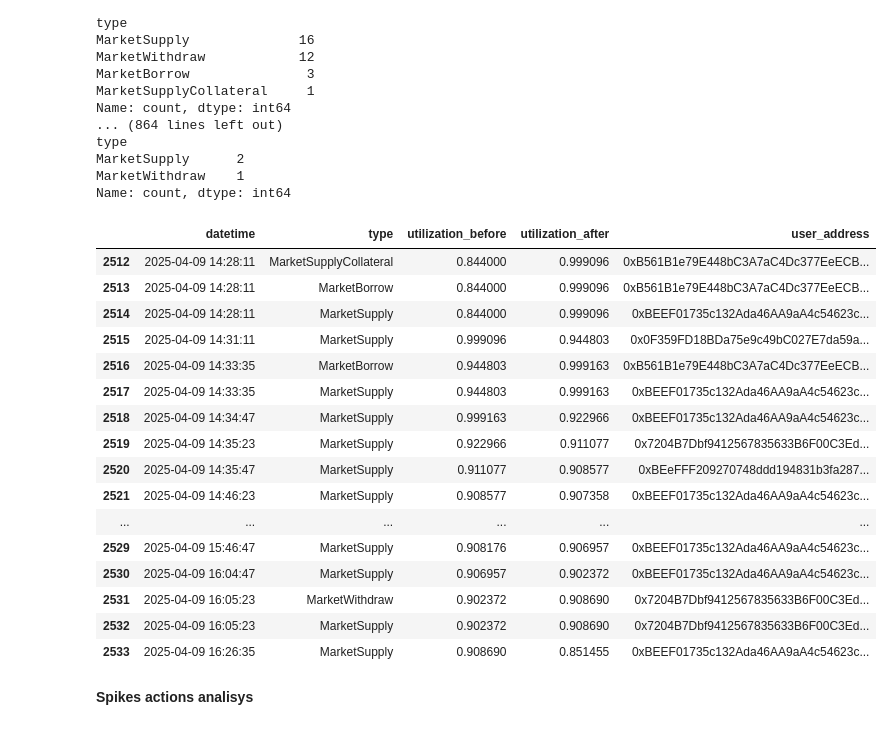
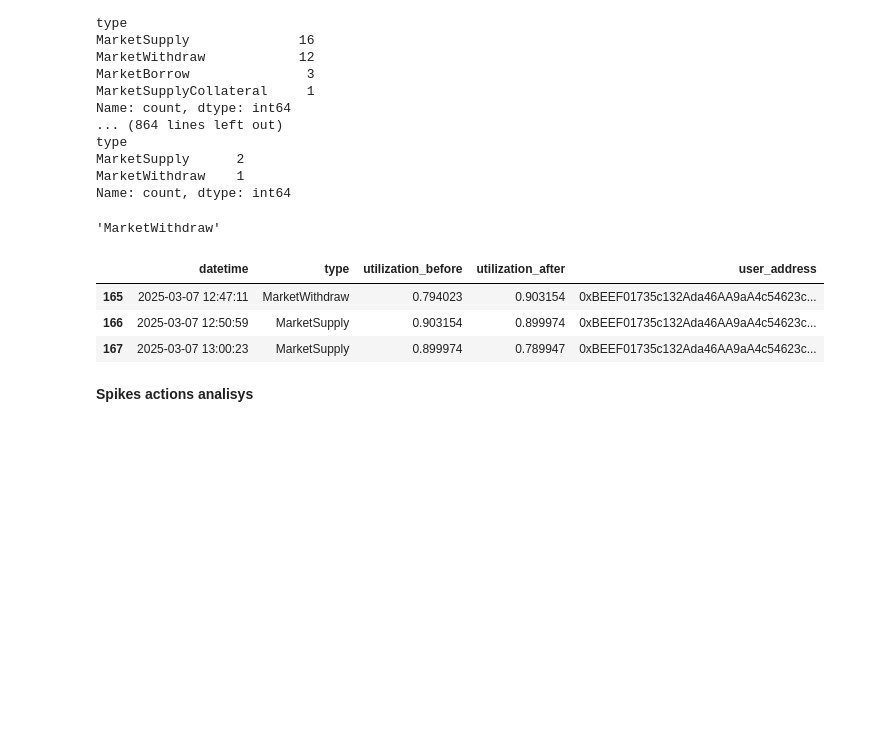
Before and after one commit to egortrussov/lending_protocols_researh, a Jupyter notebook: users_clusterization/utilization_spikes.ipynb, the cells around one changed output. Cells and saved outputs as stored; diff of their text form; code cells hidden in the pictures; blank space fills up the shorter version.

Commit message:
spikes analisys updates

```diff
--- a/users_clusterization/utilization_spikes.ipynb
+++ b/users_clusterization/utilization_spikes.ipynb
@@ -243,32 +243,24 @@ type
 MarketSupply      2
 MarketWithdraw    1
 Name: count, dtype: int64
+# %%
+spikes[0].keys()
+spikes[0]["trigger_event_types"]
+# %% [output]
+'MarketWithdraw'
 # %%
-spikes[81]["actions_df"][[
+spikes[0]["actions_df"][[
     "datetime",
     "type",
     "utilization_before",
     "utilization_after",
     "user_address"
 ]]
 # %% [output]
 |  | datetime | type | utilization_before | utilization_after | user_address |
-| 2512 | 2025-04-09 14:28:11 | MarketSupplyCollateral | 0.844000 | 0.999096 | 0xB561B1e79E448bC3A7aC4Dc377EeECB... |
-| 2513 | 2025-04-09 14:28:11 | MarketBorrow | 0.844000 | 0.999096 | 0xB561B1e79E448bC3A7aC4Dc377EeECB... |
-| 2514 | 2025-04-09 14:28:11 | MarketSupply | 0.844000 | 0.999096 | 0xBEEF01735c132Ada46AA9aA4c54623c... |
-| 2515 | 2025-04-09 14:31:11 | MarketSupply | 0.999096 | 0.944803 | 0x0F359FD18BDa75e9c49bC027E7da59a... |
-| 2516 | 2025-04-09 14:33:35 | MarketBorrow | 0.944803 | 0.999163 | 0xB561B1e79E448bC3A7aC4Dc377EeECB... |
-| 2517 | 2025-04-09 14:33:35 | MarketSupply | 0.944803 | 0.999163 | 0xBEEF01735c132Ada46AA9aA4c54623c... |
-| 2518 | 2025-04-09 14:34:47 | MarketSupply | 0.999163 | 0.922966 | 0xBEEF01735c132Ada46AA9aA4c54623c... |
-| 2519 | 2025-04-09 14:35:23 | MarketSupply | 0.922966 | 0.911077 | 0x7204B7Dbf9412567835633B6F00C3Ed... |
-| 2520 | 2025-04-09 14:35:47 | MarketSupply | 0.911077 | 0.908577 | 0xBEeFFF209270748ddd194831b3fa287... |
-| 2521 | 2025-04-09 14:46:23 | MarketSupply | 0.908577 | 0.907358 | 0xBEEF01735c132Ada46AA9aA4c54623c... |
-| ... | ... | ... | ... | ... | ... |
-| 2529 | 2025-04-09 15:46:47 | MarketSupply | 0.908176 | 0.906957 | 0xBEEF01735c132Ada46AA9aA4c54623c... |
-| 2530 | 2025-04-09 16:04:47 | MarketSupply | 0.906957 | 0.902372 | 0xBEEF01735c132Ada46AA9aA4c54623c... |
-| 2531 | 2025-04-09 16:05:23 | MarketWithdraw | 0.902372 | 0.908690 | 0x7204B7Dbf9412567835633B6F00C3Ed... |
-| 2532 | 2025-04-09 16:05:23 | MarketSupply | 0.902372 | 0.908690 | 0x7204B7Dbf9412567835633B6F00C3Ed... |
-| 2533 | 2025-04-09 16:26:35 | MarketSupply | 0.908690 | 0.851455 | 0xBEEF01735c132Ada46AA9aA4c54623c... |
+| 165 | 2025-03-07 12:47:11 | MarketWithdraw | 0.794023 | 0.903154 | 0xBEEF01735c132Ada46AA9aA4c54623c... |
+| 166 | 2025-03-07 12:50:59 | MarketSupply | 0.903154 | 0.899974 | 0xBEEF01735c132Ada46AA9aA4c54623c... |
+| 167 | 2025-03-07 13:00:23 | MarketSupply | 0.899974 | 0.789947 | 0xBEEF01735c132Ada46AA9aA4c54623c... |
 # %% [markdown]
 **Spikes actions analisys**
 # %%
```
Also changed, not shown: parts of 1 cell of this notebook, 3 other files.
